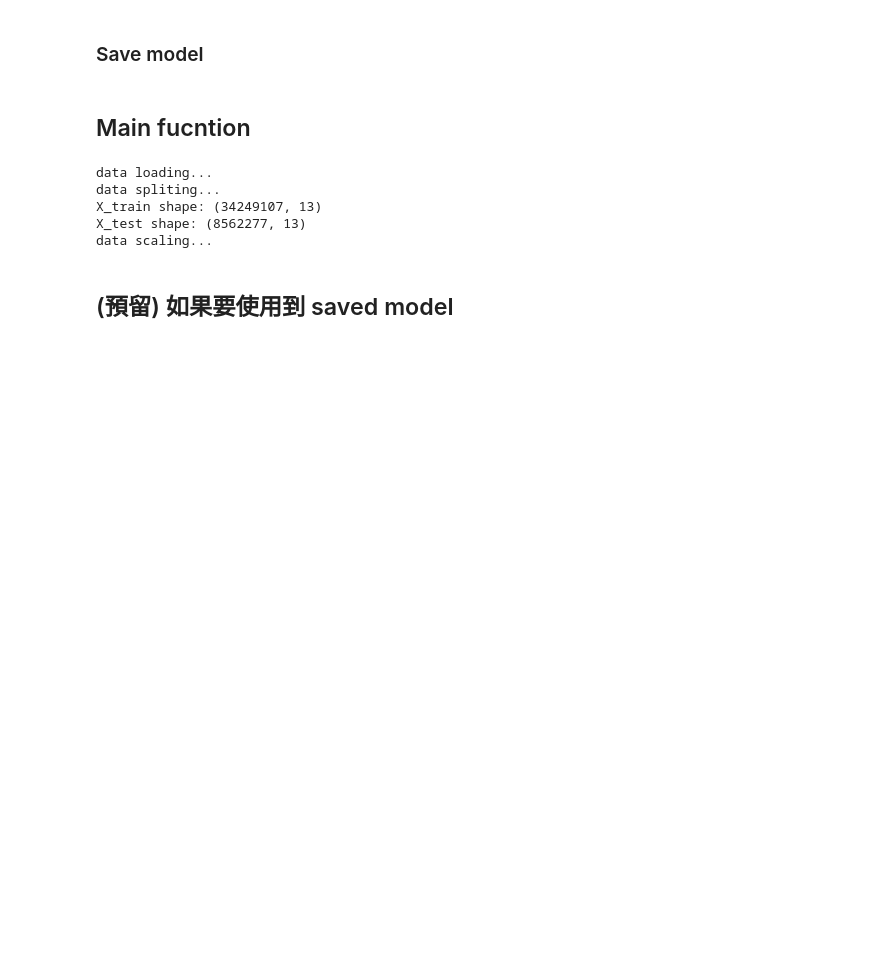
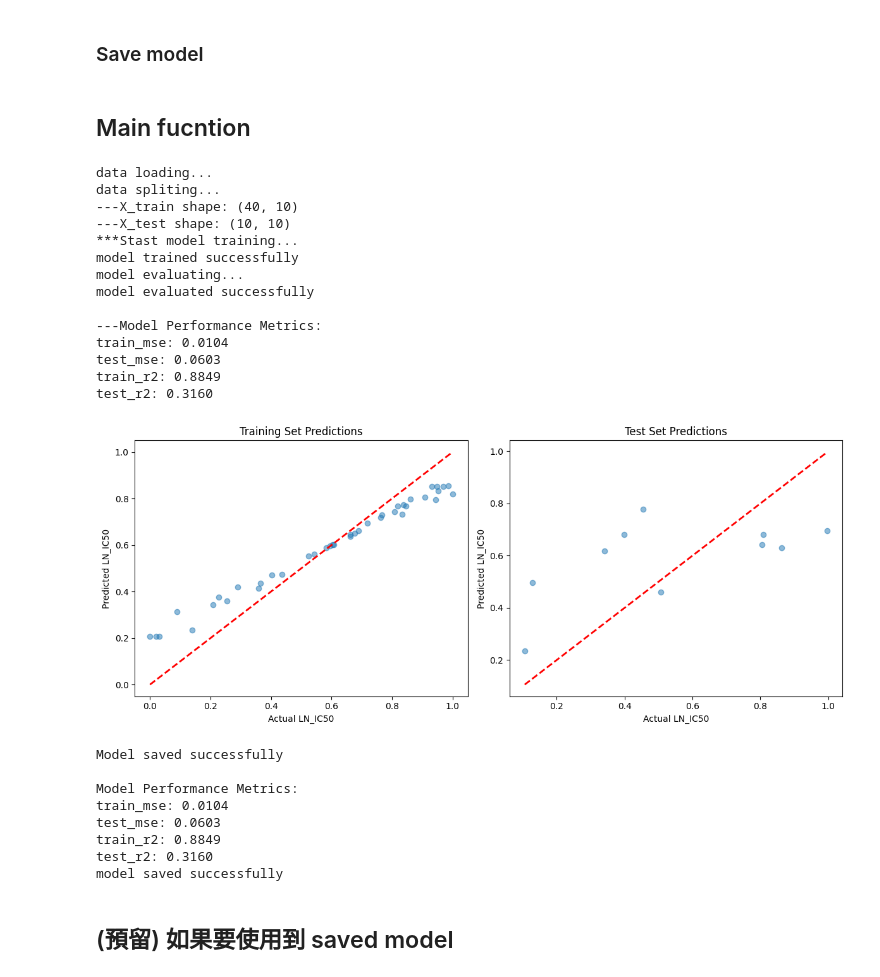
Before and after one commit to rex0988476/GDSC-Final-Project, a Jupyter notebook: model.ipynb, the cells around one changed output. Saved outputs shown, nothing was run; the diff lists cells and outputs as text; code cells hidden in the pictures; blank space fills up the shorter version.

Commit message:
refactor: 重構 data normalization 與 main 的部分

```diff
--- a/model.ipynb
+++ b/model.ipynb
@@ -335,7 +365,7 @@ def plot_predictions(y_train: np.ndarray, y_test: np.ndarray,
 # %% [markdown]
 ### Save model
 # %%
-def save_model(model, scaler, metrics, model_path, scaler_path):
+def save_model(model, metrics, model_path):
     """
     Save model, scaler and metrics to files.
 
@@ -347,8 +377,7 @@ def save_model(model, scaler, metrics, model_path, scaler_path):
         scaler_path: Path to save scaler
     """
     joblib.dump(model, model_path)
-    joblib.dump(scaler, scaler_path)
-    print("Model and scaler saved successfully")
+    print("Model saved successfully")
     print("\nModel Performance Metrics:")
     for metric, value in metrics.items():
         if isinstance(value, float):
@@ -357,11 +386,11 @@ def save_model(model, scaler, metrics, model_path, scaler_path):
 ## Main fucntion
 # %%
 def main() -> None:
-    # Load data
+    # Load and normalize data
     print("data loading...")
-    X, y = load_data(
-        os.path.join(base_path, 'x.csv'),
-        os.path.join(base_path, 'y.csv')
+    X, y = load_and_normalize_data(
+        os.path.join(base_path, 'X_debug.csv'),
+        os.path.join(base_path, 'y_debug.csv')
     )
 
     # Split data
@@ -369,13 +398,6 @@ def main() -> None:
     X_train, X_test, y_train, y_test = split_data(X, y)
     print(f"---X_train shape: {X_train.shape}")
     print(f"---X_test shape: {X_test.shape}")
-
-    # 特徵處理
-    print("data scaling...")
-    X_train_processed, scaler, pca = process_features(X_train)
-    X_test_processed = pca.transform(scaler.transform(X_test))
-    print(f"---X_train_processed shape: {X_train_processed.shape}")
-    print(f"---X_test_processed shape: {X_test_processed.shape}")
 
     # Create and train model
     print("***Stast model training...")
@@ -391,42 +413,58 @@ def main() -> None:
     }
 
     model = create_xgb_model(**model_params)
     '''
 
     model = create_xgb_model()
-    xgb_model.fit(X_train, y_train)
+    model.fit(X_train, y_train)
     print("model trained successfully")
 
     # 預測與評估
     print("model evaluating...")
-    metrics = model_predict(trained_model, X_train_processed, X_test_processed, y_train, y_test)
+    metrics = model_predict(model, X_train, X_test, y_train, y_test)
     print("model evaluated successfully")
     print("\n---Model Performance Metrics:")
     for metric, value in metrics.items():
         if isinstance(value, float):
             print(f"{metric}: {value:.4f}")
 
     # Plot results
     plot_predictions(y_train, y_test, metrics['y_train_pred'], metrics['y_test_pred'])
 
     # Save model and results
     save_model(
-        trained_model,
-        scaler,
+        model,
         metrics,
-        os.path.join(save_model_path, 'xgb_model.joblib'),
-        os.path.join(save_model_path, 'scaler.joblib')
+        os.path.join(base_path, 'xgb_model.joblib'),
     )
     print("model saved successfully")
 
 if __name__ == "__main__":
     main()
 # %% [output]
 data loading...
 data spliting...
-X_train shape: (34249107, 13)
-X_test shape: (8562277, 13)
-data scaling...
+---X_train shape: (40, 10)
+---X_test shape: (10, 10)
+***Stast model training...
+model trained successfully
+model evaluating...
+model evaluated successfully
+
+---Model Performance Metrics:
+train_mse: 0.0104
+test_mse: 0.0603
+train_r2: 0.8849
+test_r2: 0.3160
+[figure, added]
+Model saved successfully
+
+Model Performance Metrics:
+train_mse: 0.0104
+test_mse: 0.0603
+train_r2: 0.8849
+test_r2: 0.3160
+model saved successfully
 # %% [markdown]
 ## (預留) 如果要使用到 saved model
 # %%
```
Also changed, not shown: parts of 5 cells of this notebook.
